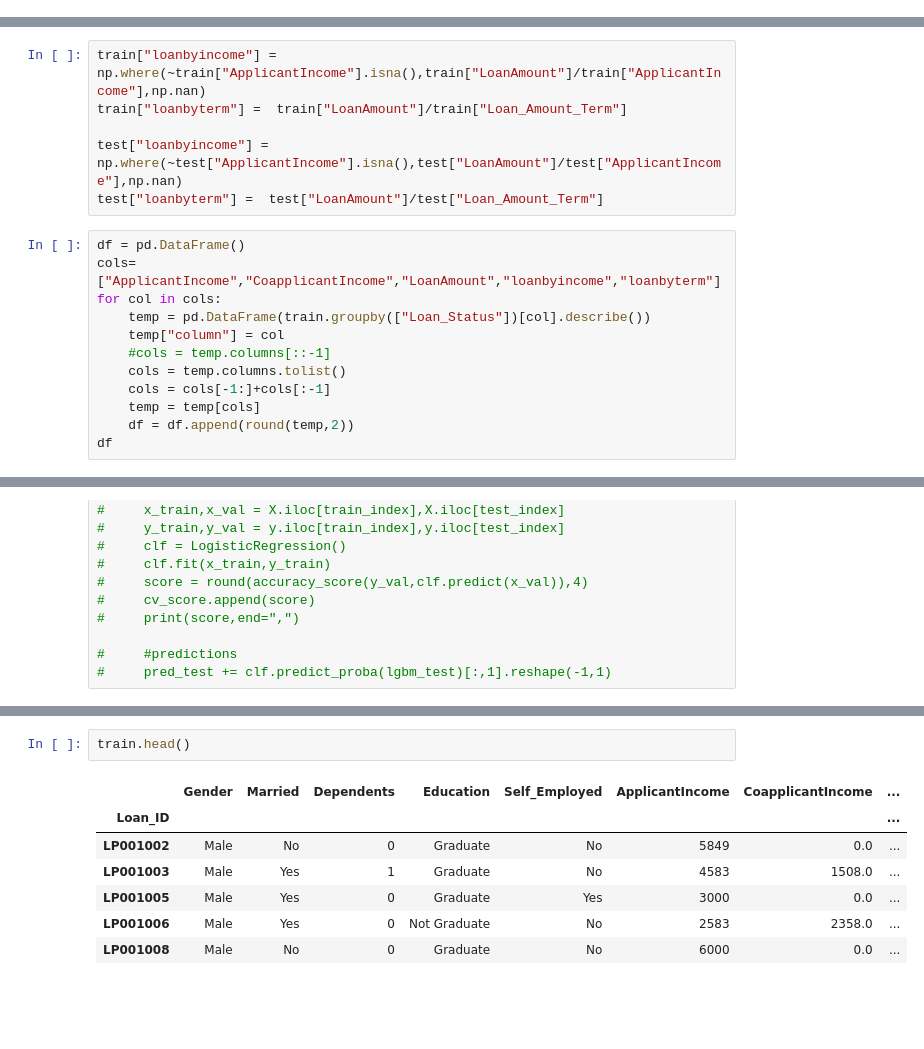
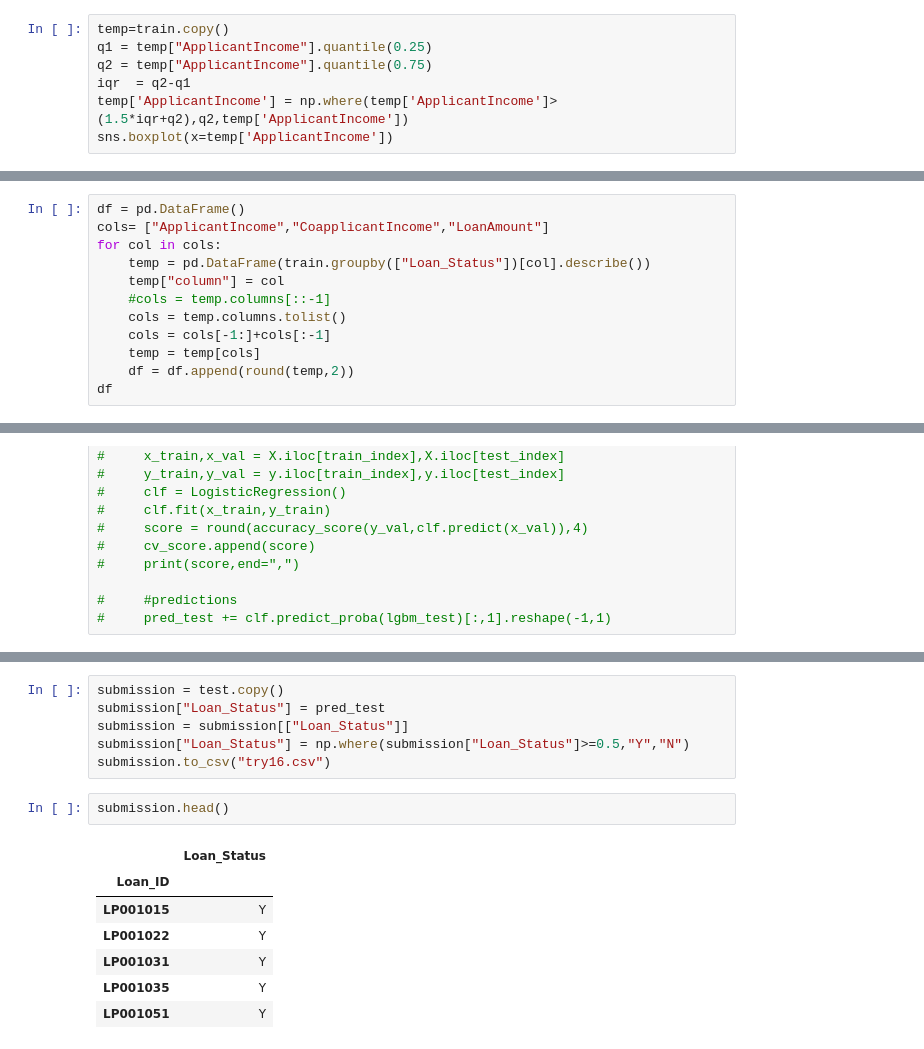
Before and after one commit to ashishrai512/loan_prediction, a Jupyter notebook: loan_pred_python.ipynb, the cells around one changed output, grey strips where cells are left out. Saved outputs shown, nothing was run; the diff lists cells and outputs as text; blank space fills up the shorter version.

```diff
--- a/loan_pred_python.ipynb
+++ b/loan_pred_python.ipynb
@@ -93,0 +95,7 @@ round(test.describe(),2).T
+# %%
+temp=train.copy()
+q1 = temp["ApplicantIncome"].quantile(0.25)
+q2 = temp["ApplicantIncome"].quantile(0.75)
+iqr  = q2-q1
+temp['ApplicantIncome'] = np.where(temp['ApplicantIncome']>(1.5*iqr+q2),q2,temp['ApplicantIncome'])
+sns.boxplot(x=temp['ApplicantIncome'])
@@ -133,15 +144,9 @@ Property_Area
 Rural          69  110            61.0
 Semiurban      54  179            77.0
 Urban          69  133            66.0
-# %%
-train["loanbyincome"] = np.where(~train["ApplicantIncome"].isna(),train["LoanAmount"]/train["ApplicantIncome"],np.nan)
-train["loanbyterm"] =  train["LoanAmount"]/train["Loan_Amount_Term"]
-
-test["loanbyincome"] = np.where(~test["ApplicantIncome"].isna(),test["LoanAmount"]/test["ApplicantIncome"],np.nan)
-test["loanbyterm"] =  test["LoanAmount"]/test["Loan_Amount_Term"]
 # %%
 df = pd.DataFrame()
-cols= ["ApplicantIncome","CoapplicantIncome","LoanAmount","loanbyincome","loanbyterm"]
+cols= ["ApplicantIncome","CoapplicantIncome","LoanAmount"]
 for col in cols:
     temp = pd.DataFrame(train.groupby(["Loan_Status"])[col].describe())
     temp["column"] = col
@@ -214,10 +439,16 @@ df
+# %%
+submission = test.copy()
+submission["Loan_Status"] = pred_test
+submission = submission[["Loan_Status"]]
+submission["Loan_Status"] = np.where(submission["Loan_Status"]>=0.5,"Y","N")
+submission.to_csv("try16.csv")
 # %%
-train.head()
+submission.head()
 # %% [output]
-|  | Gender | Married | Dependents | Education | Self_Employed | ApplicantIncome | CoapplicantIncome | ... |
-| Loan_ID |  |  |  |  |  |  |  | ... |
-| LP001002 | Male | No | 0 | Graduate | No | 5849 | 0.0 | ... |
-| LP001003 | Male | Yes | 1 | Graduate | No | 4583 | 1508.0 | ... |
-| LP001005 | Male | Yes | 0 | Graduate | Yes | 3000 | 0.0 | ... |
-| LP001006 | Male | Yes | 0 | Not Graduate | No | 2583 | 2358.0 | ... |
-| LP001008 | Male | No | 0 | Graduate | No | 6000 | 0.0 | ... |
+|  | Loan_Status |
+| Loan_ID |  |
+| LP001015 | Y |
+| LP001022 | Y |
+| LP001031 | Y |
+| LP001035 | Y |
+| LP001051 | Y |
```
Also changed, not shown: parts of 14 cells of this notebook.
